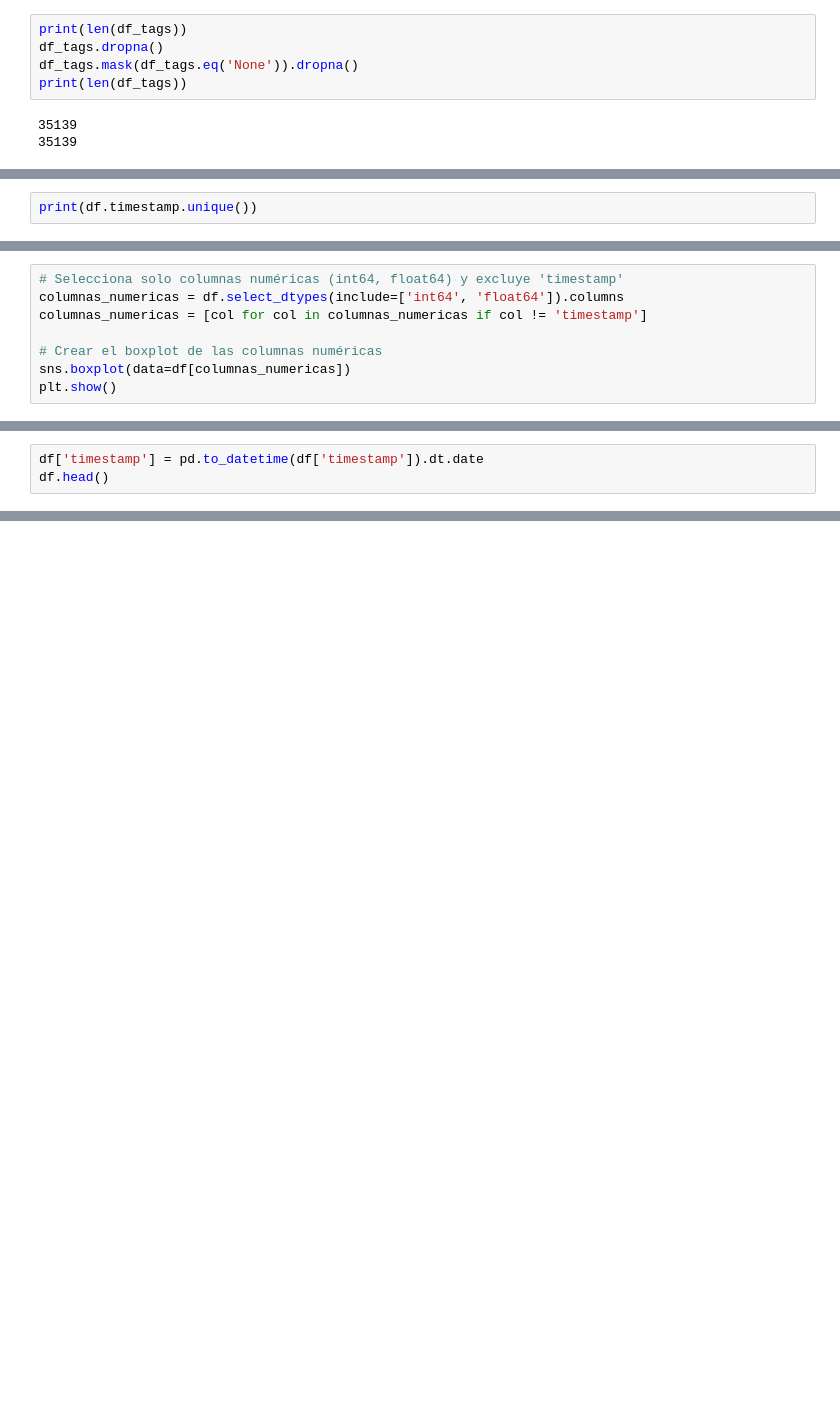
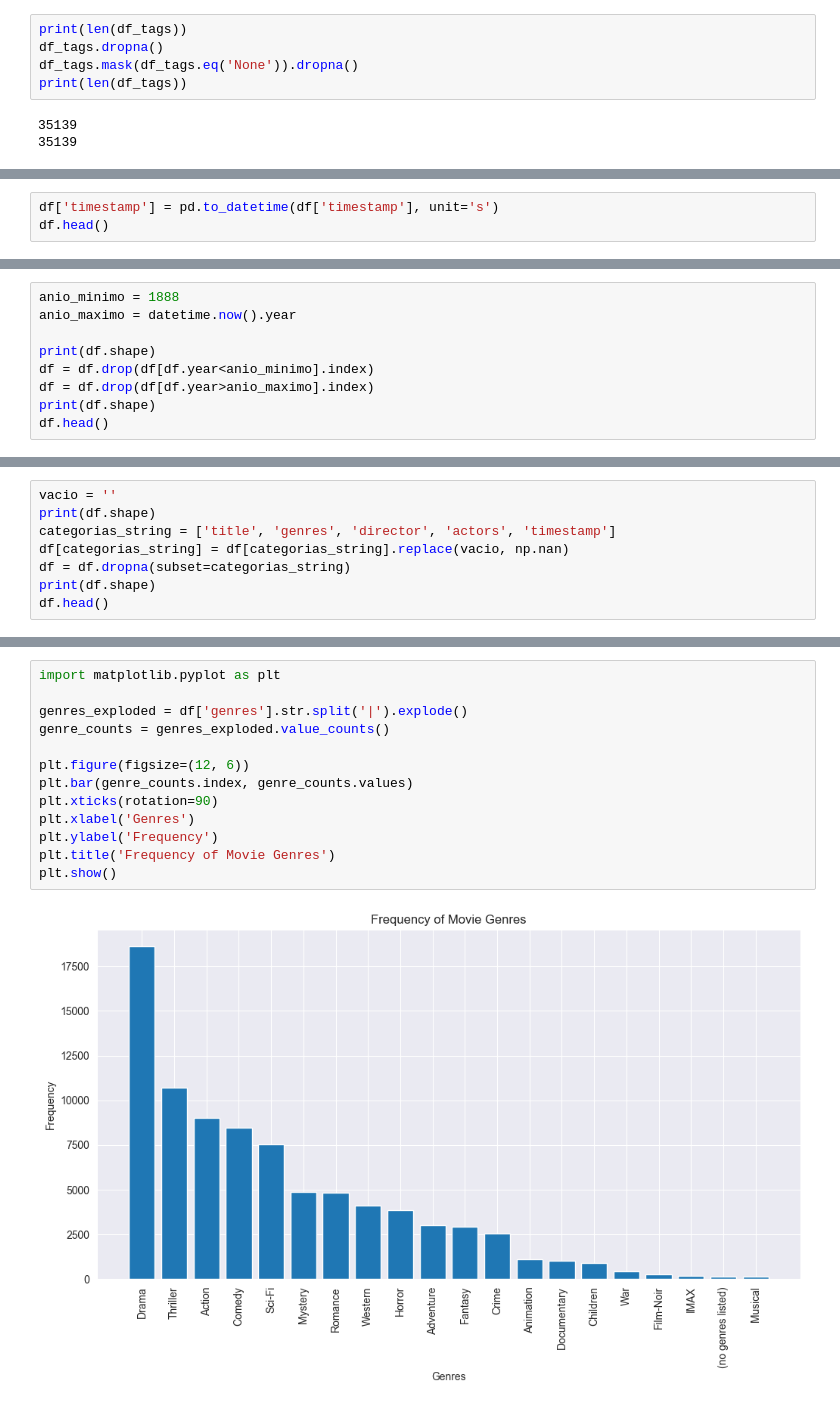
Before and after one commit to joanesMondra/FilmRecommendator, a Jupyter notebook: grupo3/preProcessing.ipynb, the cells around one changed output, grey strips where cells are left out. Drawn from its saved outputs; the diff is of its cells as text; blank space fills up the shorter version.

```diff
--- a/grupo3/preProcessing.ipynb
+++ b/grupo3/preProcessing.ipynb
@@ -78,3 +90,4 @@ TypeError: '<=' not supported between instances of 'datetime.date' and 'float'
 # %%
-print(df.timestamp.unique())
+df['timestamp'] = pd.to_datetime(df['timestamp'], unit='s')
+df.head()
 # %% [output]
@@ -84,9 +103,10 @@ Length: 2, dtype: datetime64[ns]
 # %%
-# Selecciona solo columnas numéricas (int64, float64) y excluye 'timestamp'
-columnas_numericas = df.select_dtypes(include=['int64', 'float64']).columns
-columnas_numericas = [col for col in columnas_numericas if col != 'timestamp']
+anio_minimo = 1888
+anio_maximo = datetime.now().year
 
-# Crear el boxplot de las columnas numéricas
-sns.boxplot(data=df[columnas_numericas])
-plt.show()
+print(df.shape)
+df = df.drop(df[df.year<anio_minimo].index)
+df = df.drop(df[df.year>anio_maximo].index)
+print(df.shape)
+df.head()
 # %% [output]
@@ -94,3 +120,0 @@ plt.show()
-# %%
-df['timestamp'] = pd.to_datetime(df['timestamp']).dt.date
-df.head()
@@ -124,0 +121,8 @@ ValueError: could not convert string to float: 'Plot of Fear'
+# %%
+vacio = ''
+print(df.shape)
+categorias_string = ['title', 'genres', 'director', 'actors', 'timestamp']
+df[categorias_string] = df[categorias_string].replace(vacio, np.nan)
+df = df.dropna(subset=categorias_string)
+print(df.shape)
+df.head()
@@ -126,0 +144,15 @@ df.to_csv('merged_movies.csv')
+# %%
+import matplotlib.pyplot as plt
+
+genres_exploded = df['genres'].str.split('|').explode()
+genre_counts = genres_exploded.value_counts()
+
+plt.figure(figsize=(12, 6))
+plt.bar(genre_counts.index, genre_counts.values)
+plt.xticks(rotation=90)
+plt.xlabel('Genres')
+plt.ylabel('Frequency')
+plt.title('Frequency of Movie Genres')
+plt.show()
+# %% [output]
+[figure, added]
```
Also changed, not shown: parts of 23 cells of this notebook.
